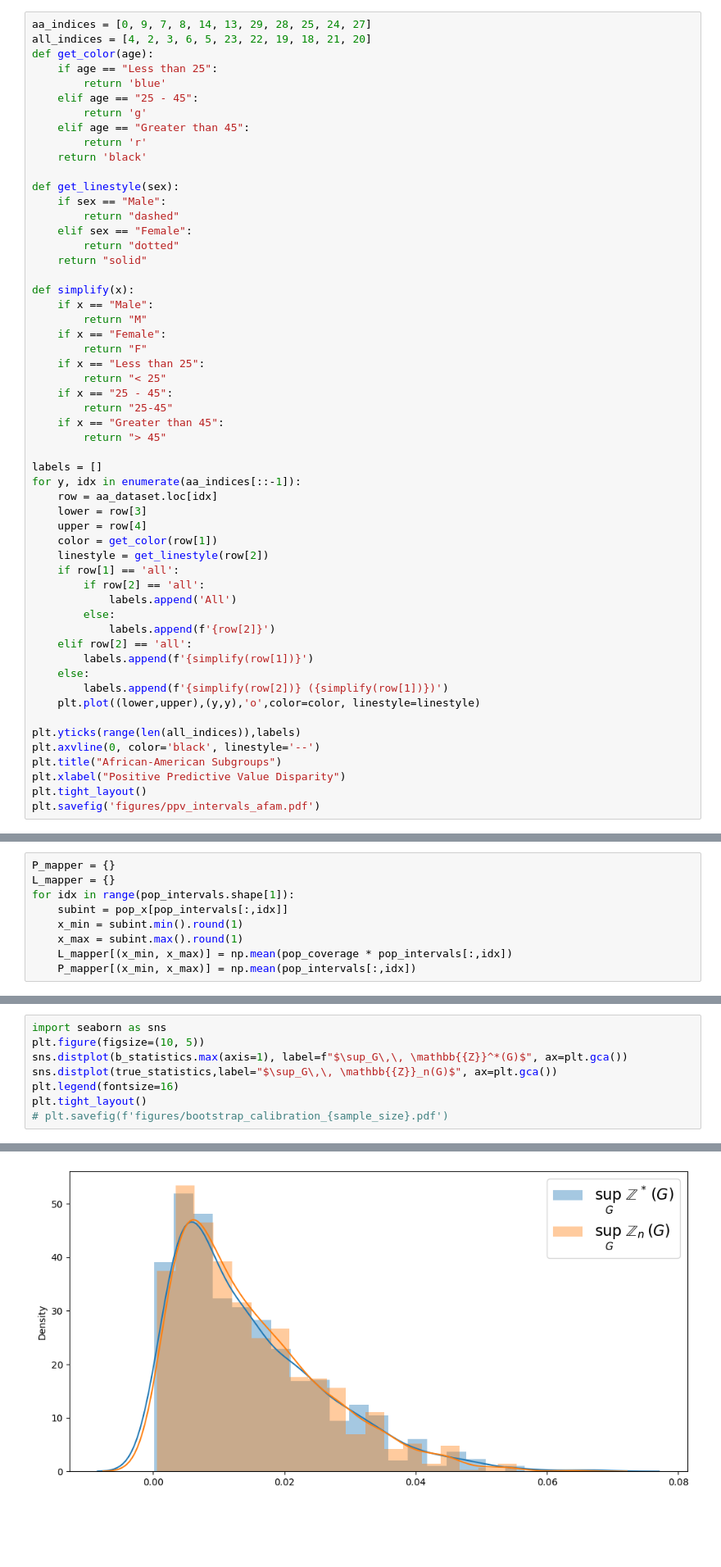
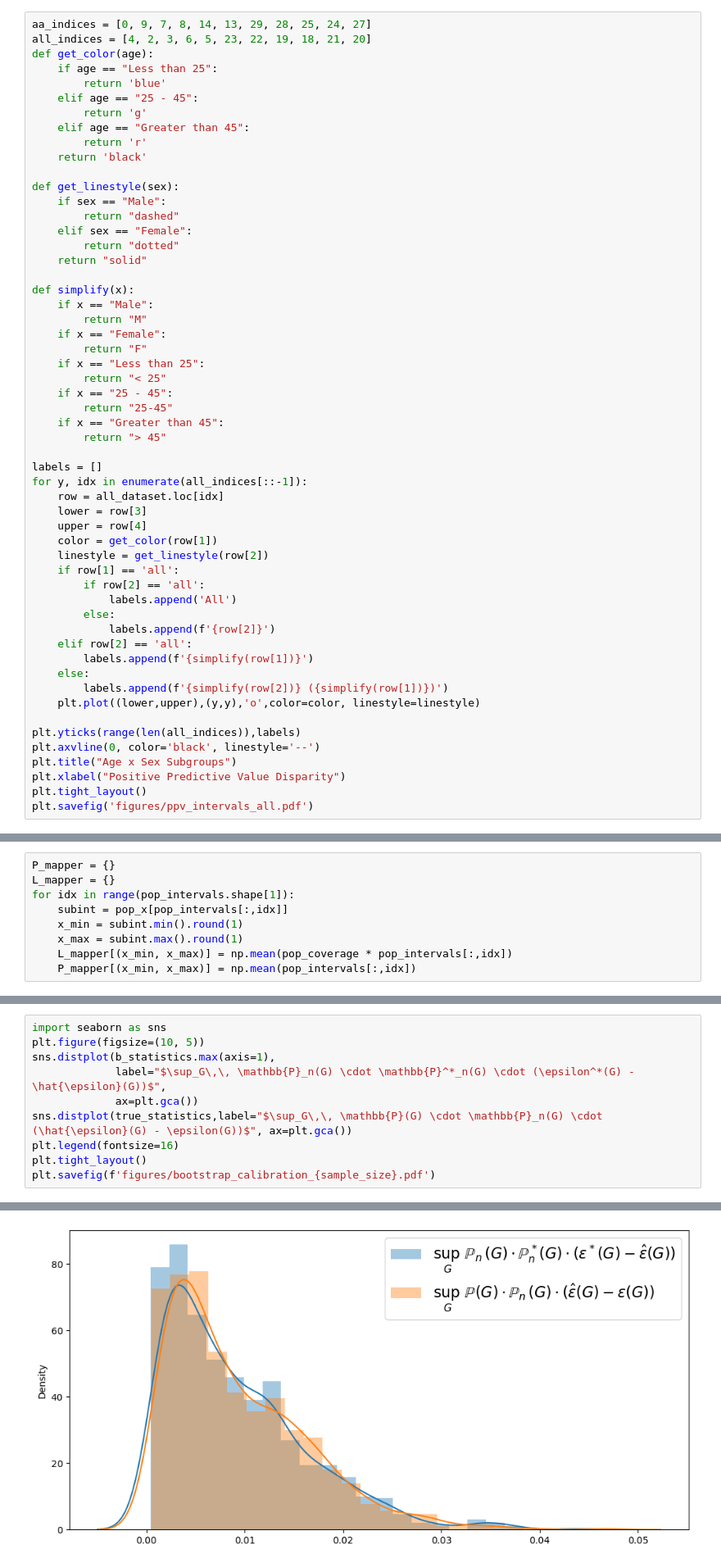
Before and after one commit to jjcherian/fairaudit, a Jupyter notebook: notebooks/PaperFigures.ipynb, the cells around one changed output, grey strips where cells are left out. Shown at 82% size. Saved outputs shown, nothing was run; the diff lists cells and outputs as text; blank space fills up the shorter version.

```diff
--- a/notebooks/PaperFigures.ipynb
+++ b/notebooks/PaperFigures.ipynb
@@ -428,8 +428,8 @@ def simplify(x):
         return "> 45"
 
 labels = []
-for y, idx in enumerate(aa_indices[::-1]):
-    row = aa_dataset.loc[idx]
+for y, idx in enumerate(all_indices[::-1]):
+    row = all_dataset.loc[idx]
     lower = row[3]
     upper = row[4]
     color = get_color(row[1])
@@ -447,8 +447,8 @@ for y, idx in enumerate(aa_indices[::-1]):
 
 plt.yticks(range(len(all_indices)),labels)
 plt.axvline(0, color='black', linestyle='--')
-plt.title("African-American Subgroups")
+plt.title("Age x Sex Subgroups")
 plt.xlabel("Positive Predictive Value Disparity")
 plt.tight_layout()
-plt.savefig('figures/ppv_intervals_afam.pdf')
+plt.savefig('figures/ppv_intervals_all.pdf')
 # %% [output]
@@ -641,11 +641,13 @@ b_statistics, _ = estimate_bootstrap_distribution(
 # %%
 import seaborn as sns
 plt.figure(figsize=(10, 5))
-sns.distplot(b_statistics.max(axis=1), label=f"$\sup_G\,\, \mathbb{{Z}}^*(G)$", ax=plt.gca())
-sns.distplot(true_statistics,label="$\sup_G\,\, \mathbb{{Z}}_n(G)$", ax=plt.gca())
+sns.distplot(b_statistics.max(axis=1),
+             label="$\sup_G\,\, \mathbb{P}_n(G) \cdot \mathbb{P}^*_n(G) \cdot (\epsilon^*(G) - \hat{\epsilon}(G))$",
+             ax=plt.gca())
+sns.distplot(true_statistics,label="$\sup_G\,\, \mathbb{P}(G) \cdot \mathbb{P}_n(G) \cdot (\hat{\epsilon}(G) - \epsilon(G))$", ax=plt.gca())
 plt.legend(fontsize=16)
 plt.tight_layout()
-# plt.savefig(f'figures/bootstrap_calibration_{sample_size}.pdf')
+plt.savefig(f'figures/bootstrap_calibration_{sample_size}.pdf')
 # %% [output]
 `distplot` is a deprecated function and will be removed in seaborn v0.14.0.
 
@@ -669 +671 @@ https://gist.github.com/mwaskom/de44147ed2974457ad6372750bbe5751
-[figure, old version]
+[figure, new version]
```
Also changed, not shown: parts of 18 cells of this notebook, 5 other files.
